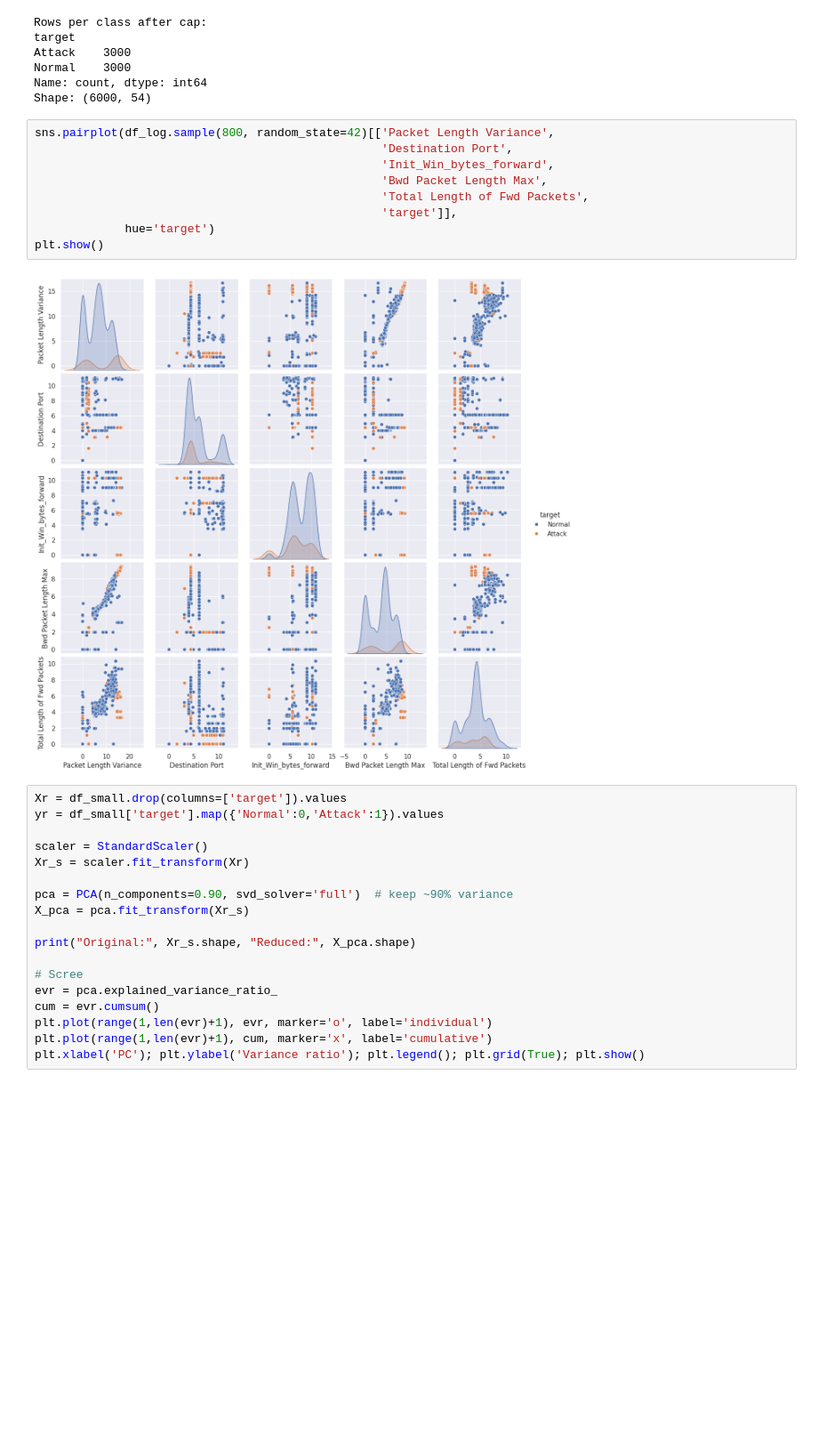
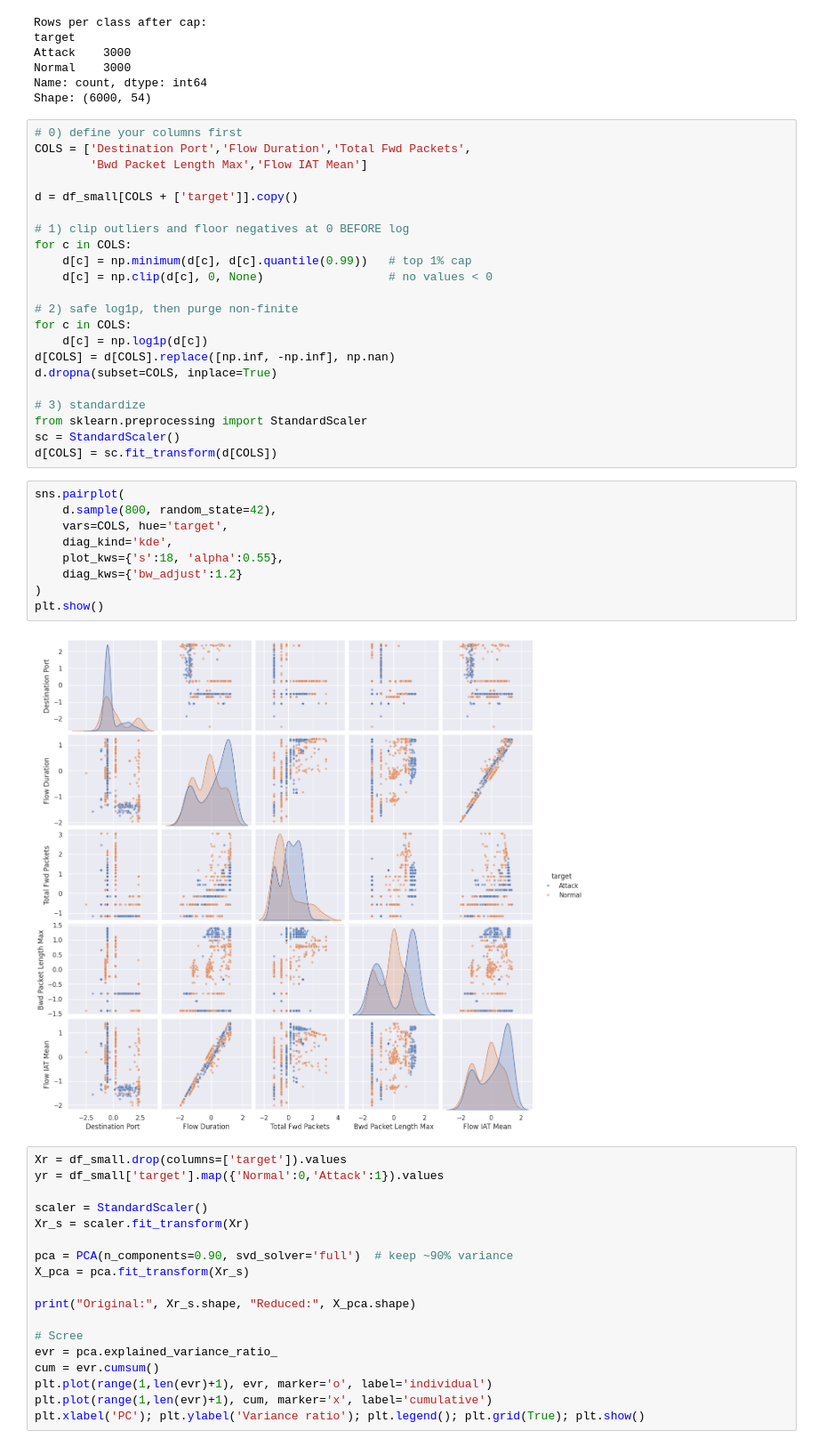
Before and after one commit to Ola-Steeve/INSE6220, a Jupyter notebook: Sample Project Classification with PyCaret.ipynb, the cells around one changed output. Shown at 89% size. Saved outputs shown, nothing was run; the diff lists cells and outputs as text; blank space fills up the shorter version.

```diff
--- a/Sample Project Classification with PyCaret.ipynb
+++ b/Sample Project Classification with PyCaret.ipynb
@@ -121,17 +123,39 @@ Attack    3000
 Normal    3000
 Name: count, dtype: int64
 Shape: (6000, 54)
-# %%
-sns.pairplot(df_log.sample(800, random_state=42)[['Packet Length Variance',
-                                                  'Destination Port',
-                                                  'Init_Win_bytes_forward',
-                                                  'Bwd Packet Length Max',
-                                                  'Total Length of Fwd Packets',
-                                                  'target']],
-             hue='target')
-plt.show()
-# %% [output]
-[figure, removed]
+# %%
+# 0) define your columns first
+COLS = ['Destination Port','Flow Duration','Total Fwd Packets',
+        'Bwd Packet Length Max','Flow IAT Mean']
+
+d = df_small[COLS + ['target']].copy()
+
+# 1) clip outliers and floor negatives at 0 BEFORE log
+for c in COLS:
+    d[c] = np.minimum(d[c], d[c].quantile(0.99))   # top 1% cap
+    d[c] = np.clip(d[c], 0, None)                  # no values < 0
+
+# 2) safe log1p, then purge non-finite
+for c in COLS:
+    d[c] = np.log1p(d[c])
+d[COLS] = d[COLS].replace([np.inf, -np.inf], np.nan)
+d.dropna(subset=COLS, inplace=True)
+
+# 3) standardize
+from sklearn.preprocessing import StandardScaler
+sc = StandardScaler()
+d[COLS] = sc.fit_transform(d[COLS])
+# %%
+sns.pairplot(
+    d.sample(800, random_state=42),
+    vars=COLS, hue='target',
+    diag_kind='kde',
+    plot_kws={'s':18, 'alpha':0.55},
+    diag_kws={'bw_adjust':1.2}
+)
+plt.show()
+# %% [output]
+[figure, added]
 # %%
 Xr = df_small.drop(columns=['target']).values
 yr = df_small['target'].map({'Normal':0,'Attack':1}).values
```
Also changed, not shown: parts of 1 cell of this notebook.
